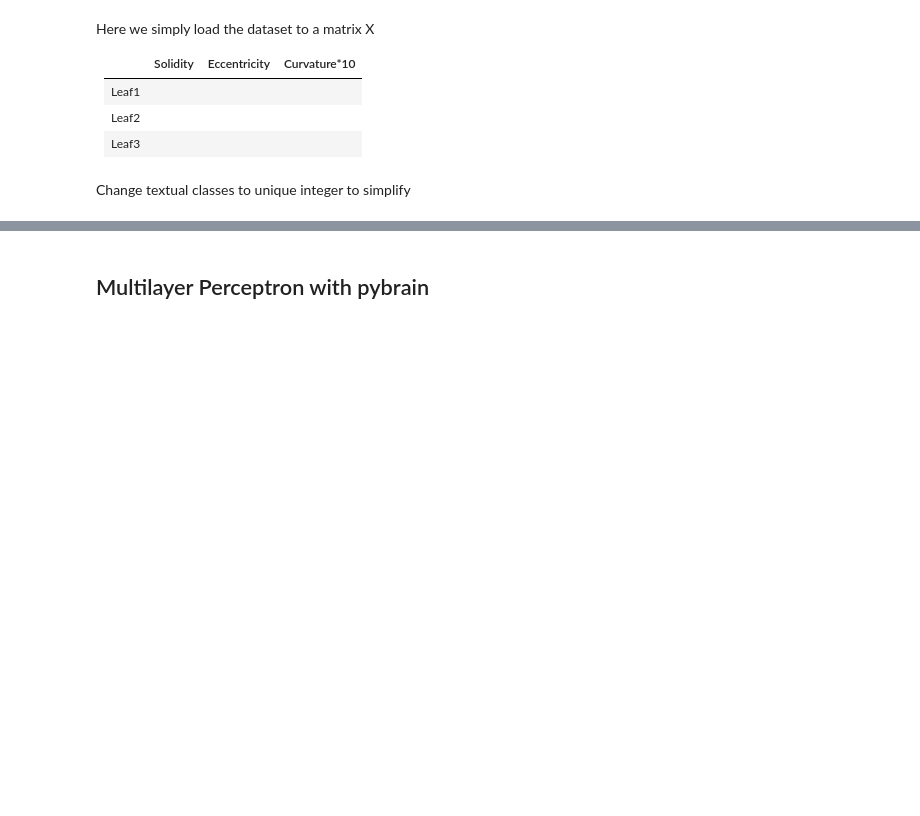
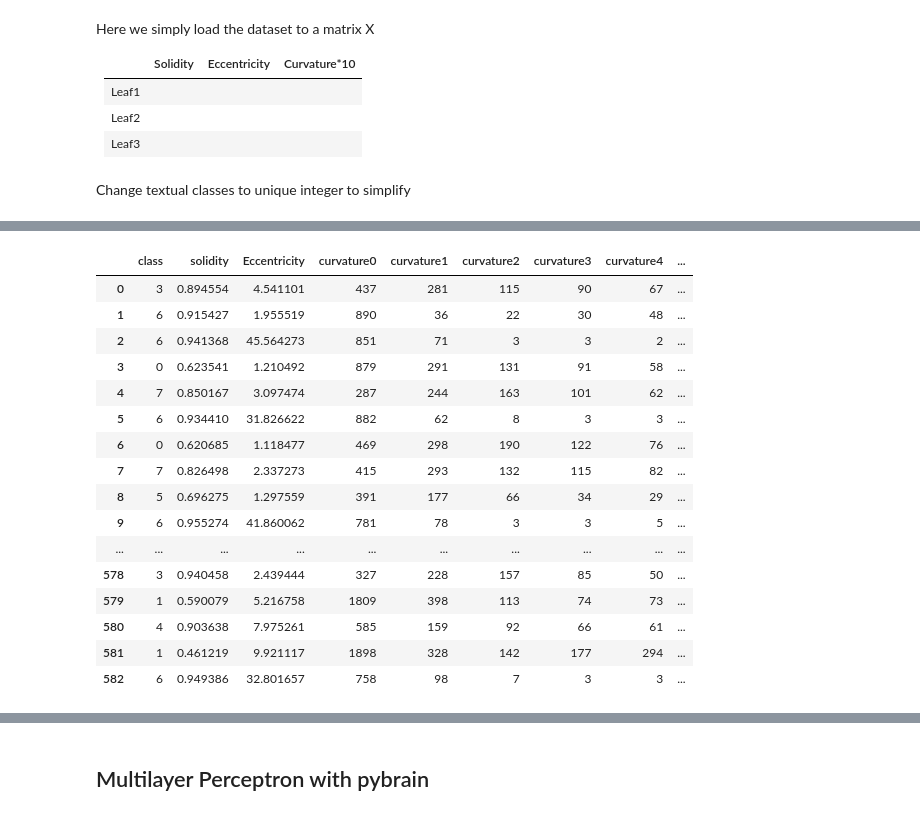
Before and after one commit to RossierFl/MLBD-lab2, a Jupyter notebook: lab2_assignment.ipynb, the cells around one changed output, grey strips where cells are left out. Drawn from its saved outputs; the diff is of its cells as text; code cells hidden in the pictures; blank space fills up the shorter version.

```diff
--- a/lab2_assignment.ipynb
+++ b/lab2_assignment.ipynb
@@ -490,8 +484,9 @@ Change textual classes to unique integer to simplify
 # %%
 tel = {}
 def getUniqueId(classid,init=True):
-    if init:
-        for idx in np.unique(meta['classid']):
-            tel[np.unique(meta['classid'])[idx]] = idx;
-    else:
-        return tel[classid]
+    index = np.unique(meta['classid'])
+    id = 0
+    for x in index:
+        tel[x] = id;
+        id=id+1
+    return tel
@@ -545,0 +493,52 @@ for idx in random.sample(examples, 3):
+# %%
+colnames = np.array([
+    'class', 'solidity', 'Eccentricity', 'curvature0', 'curvature1', 'curvature2', 'curvature3',
+    'curvature4', 'curvature5', 'curvature6', 'curvature7', 'curvature8',
+    'curvature9'
+])
+index = len(np.unique(meta['basename']))
+print index
+data = []
+classid = []
+solidity = []
+encentricity = []
+curve_histo = np.matrix((0,1,2,3,4,5,6,7,8,9))
+#print curve_histo
+#init
+id = getUniqueId(-1)
+for i in range(0,index):
+    pl.figure(figsize=(10, 5))
+    img = load_img(meta.iloc[i]['basename'])
+    classid_tmp = id[meta.iloc[i]['classid']]
+    classid.append(classid_tmp)
+    solidity_tmp = compute_solidity(img, plot=False)
+    solidity.append(solidity_tmp)
+    eccentricity_tmp = eccentricity(img)
+    encentricity.append(eccentricity_tmp)
+    curve_histo_tmp = curvature_hist(img)
+    curve_histo=np.vstack((curve_histo,np.matrix(curve_histo_tmp)))
+
+data = np.matrix(np.matrix(classid).T)
+data = np.concatenate((data,np.matrix(solidity).T),axis=1)
+data = np.concatenate((data,np.matrix(encentricity).T),axis=1)
+histo = curve_histo[1:len(curve_histo),:]
+data = np.hstack((data,histo))
+#print data
+
+
+df = pd.DataFrame(data=data, columns=colnames)
+# Ensure the class column is an int
+df['classid'] = data[:,0].astype(np.int)
+
+# Pandas dataframes have a nice pretty-printing for ipython notebooks
+df
+
+
+#df = pd.DataFrame(index=index, columns=colnames)
+#df = df.fillna(0) # with 0s rather than NaNs
+
+#df
+
+#for i in df.index:
+    #do_something(df.ix[i])
+# %% [output]
@@ -545,0 +546,17 @@ for idx in random.sample(examples, 3):
+|  | class | solidity | Eccentricity | curvature0 | curvature1 | curvature2 | curvature3 | curvature4 | ... |
+| 0 | 3 | 0.894554 | 4.541101 | 437 | 281 | 115 | 90 | 67 | ... |
+| 1 | 6 | 0.915427 | 1.955519 | 890 | 36 | 22 | 30 | 48 | ... |
+| 2 | 6 | 0.941368 | 45.564273 | 851 | 71 | 3 | 3 | 2 | ... |
+| 3 | 0 | 0.623541 | 1.210492 | 879 | 291 | 131 | 91 | 58 | ... |
+| 4 | 7 | 0.850167 | 3.097474 | 287 | 244 | 163 | 101 | 62 | ... |
+| 5 | 6 | 0.934410 | 31.826622 | 882 | 62 | 8 | 3 | 3 | ... |
+| 6 | 0 | 0.620685 | 1.118477 | 469 | 298 | 190 | 122 | 76 | ... |
+| 7 | 7 | 0.826498 | 2.337273 | 415 | 293 | 132 | 115 | 82 | ... |
+| 8 | 5 | 0.696275 | 1.297559 | 391 | 177 | 66 | 34 | 29 | ... |
+| 9 | 6 | 0.955274 | 41.860062 | 781 | 78 | 3 | 3 | 5 | ... |
+| ... | ... | ... | ... | ... | ... | ... | ... | ... | ... |
+| 578 | 3 | 0.940458 | 2.439444 | 327 | 228 | 157 | 85 | 50 | ... |
+| 579 | 1 | 0.590079 | 5.216758 | 1809 | 398 | 113 | 74 | 73 | ... |
+| 580 | 4 | 0.903638 | 7.975261 | 585 | 159 | 92 | 66 | 61 | ... |
+| 581 | 1 | 0.461219 | 9.921117 | 1898 | 328 | 142 | 177 | 294 | ... |
+| 582 | 6 | 0.949386 | 32.801657 | 758 | 98 | 7 | 3 | 3 | ... |
```
Also changed, not shown: parts of 16 cells of this notebook.
